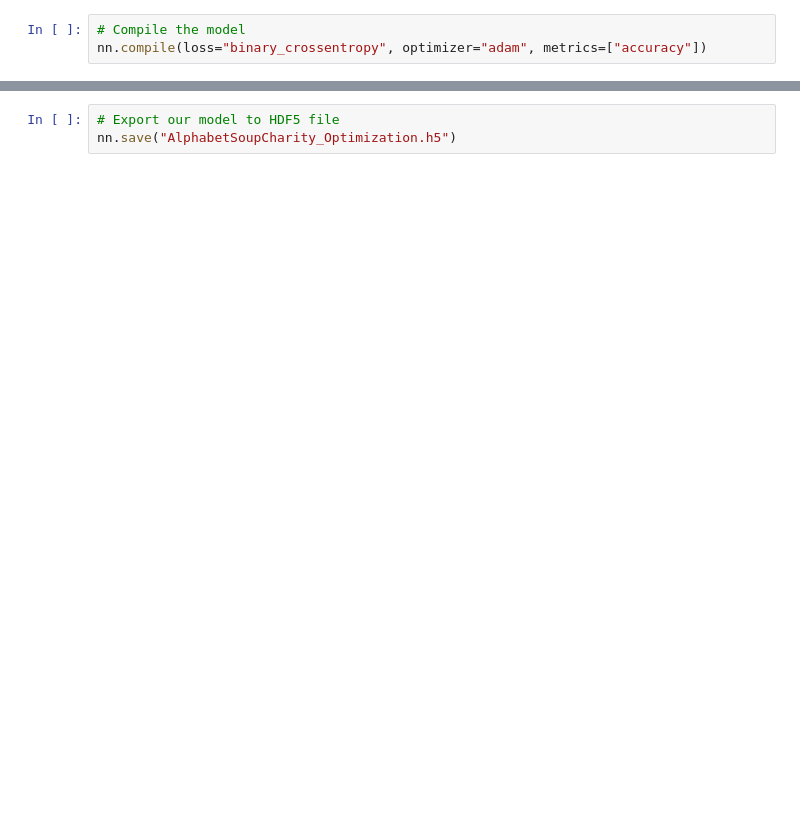
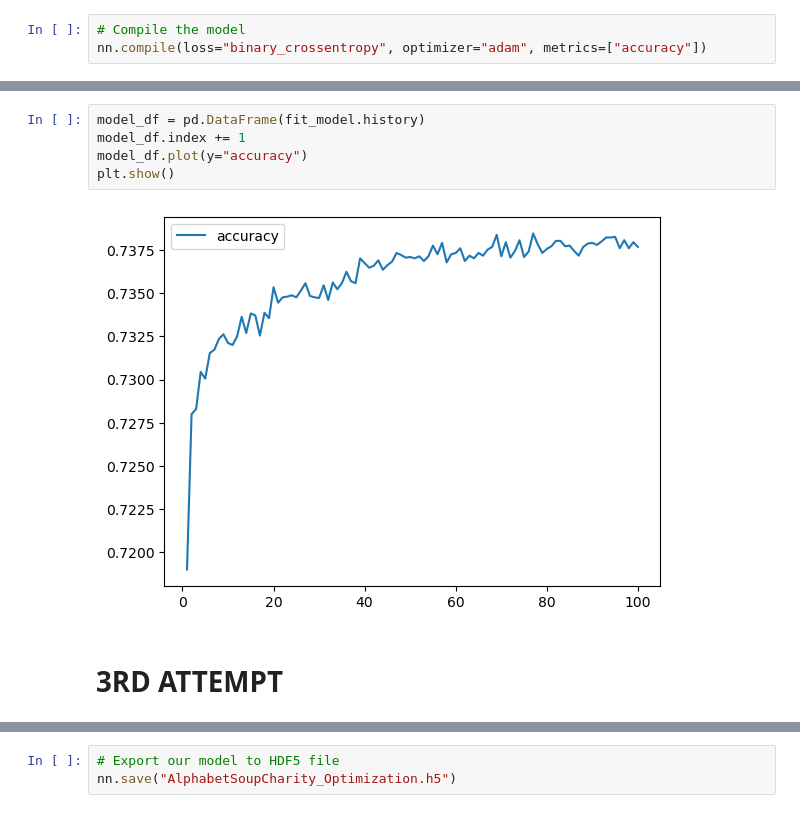
Before and after one commit to anthonybpino/deep-learning-challenge, a Jupyter notebook: deep_learning optimization.ipynb, the cells around one changed output, grey strips where cells are left out. Cells and saved outputs as stored; diff of their text form; blank space fills up the shorter version.

Commit message:
add 3rd attempt at model optimization

```diff
--- a/deep_learning optimization.ipynb
+++ b/deep_learning optimization.ipynb
@@ -316,0 +326,9 @@ Epoch 100/100
+# %%
+model_df = pd.DataFrame(fit_model.history)
+model_df.index += 1
+model_df.plot(y="accuracy")
+plt.show()
+# %% [output]
+[figure, added]
+# %% [markdown]
+# 3RD ATTEMPT
```
Also changed, not shown: parts of 22 cells of this notebook, 2 other files.
